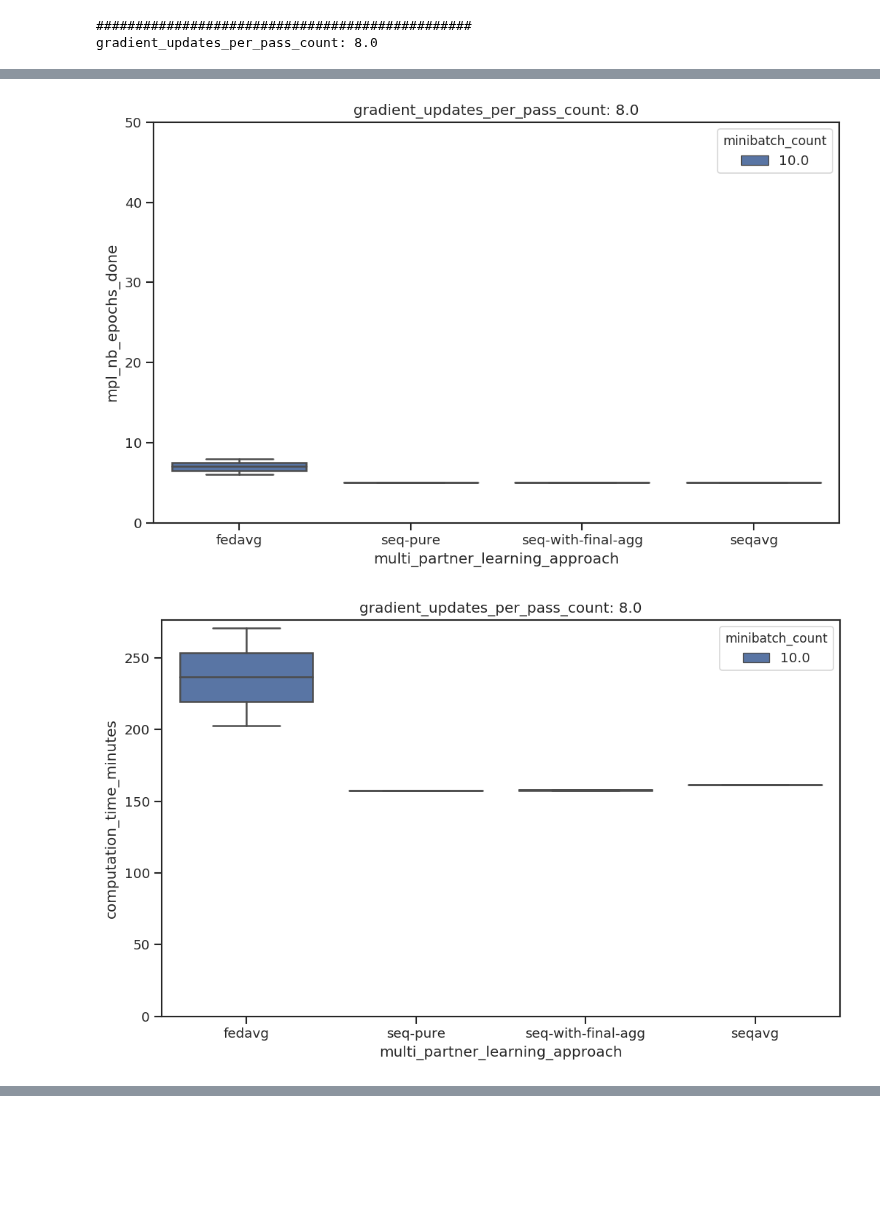
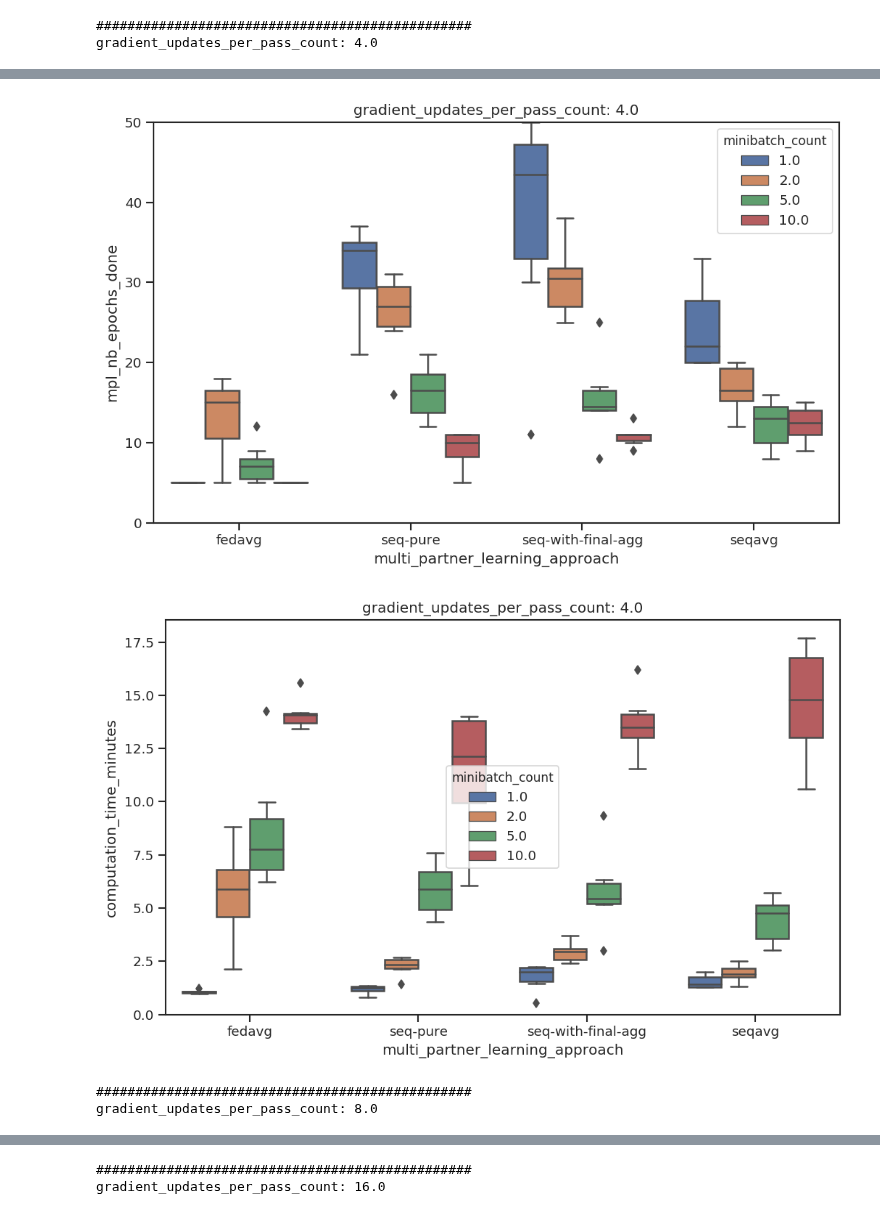
Before and after one commit to LabeliaLabs/distributed-learning-contributivity, a Jupyter notebook: notebooks/mpl.ipynb, the cells around one changed output, grey strips where cells are left out. Saved outputs shown, nothing was run; the diff lists cells and outputs as text; code cells hidden in the pictures; blank space fills up the shorter version.

```diff
--- a/notebooks/mpl.ipynb
+++ b/notebooks/mpl.ipynb
@@ -82,8 +61,8 @@ Name: mpl_test_score, dtype: float64
 # %%
 scenario_ids = df.scenario_id.unique()
 random_states = df.random_state.unique()
-samples_split_options = df.samples_split_description.unique()
-amounts_per_partner_list = df.dataset_fraction_per_partner.unique()
+samples_split_options = df.samples_split_option.unique()
+amounts_per_partner_list = df.amounts_per_partner.unique()
 gradient_updates_per_pass_count_list = df.gradient_updates_per_pass_count.unique()
 
 print('Random state', random_states)
@@ -120,7 +99,7 @@ memory usage: 1.3+ KB
 5 rows × 22 columns
 # %%
 df["computation_time_minutes"] = df.learning_computation_time_sec / 60
-df.short_scenario_name = df.samples_split_description + df.amounts_per_partner + ' mb ' + df.minibatch_count.astype(str)
+df.short_scenario_name = df.samples_split_option + df.amounts_per_partner + ' mb ' + df.minibatch_count.astype(str)
 df.short_scenario_name.unique()
 #df.contributivity_method = df.contributivity_method.str.replace('values', '')
 # %% [output]
@@ -142,8 +125,10 @@ def get_x_tick_amount(df, scenario_id, partners_ids):
 # %%
 # Plot loop
 for amounts_per_partner in amounts_per_partner_list:
+    for gradient_updates_per_pass_count in gradient_updates_per_pass_count_list:
 
-        current_df = df[(df.dataset_fraction_per_partner == amounts_per_partner)]
+        current_df = df[(df.amounts_per_partner == amounts_per_partner) &
+                        (df.gradient_updates_per_pass_count == gradient_updates_per_pass_count)]
 
         sns.set(style="ticks")
         #current_df.info()
@@ -174,4 +159,4 @@ for amounts_per_partner in amounts_per_partner_list:
         plt.show()
 # %% [output]
 ################################################
-gradient_updates_per_pass_count: 8.0
+gradient_updates_per_pass_count: 4.0
@@ -179,2 +164,4 @@ gradient_updates_per_pass_count: 8.0
-[figure, old version]
+[figure, new version]
-[figure, old version]
+[figure, new version]
+################################################
+gradient_updates_per_pass_count: 8.0
@@ -180,0 +171,2 @@ gradient_updates_per_pass_count: 8.0
+################################################
+gradient_updates_per_pass_count: 16.0
```
Also changed, not shown: parts of 7 cells of this notebook, 1 other file.
